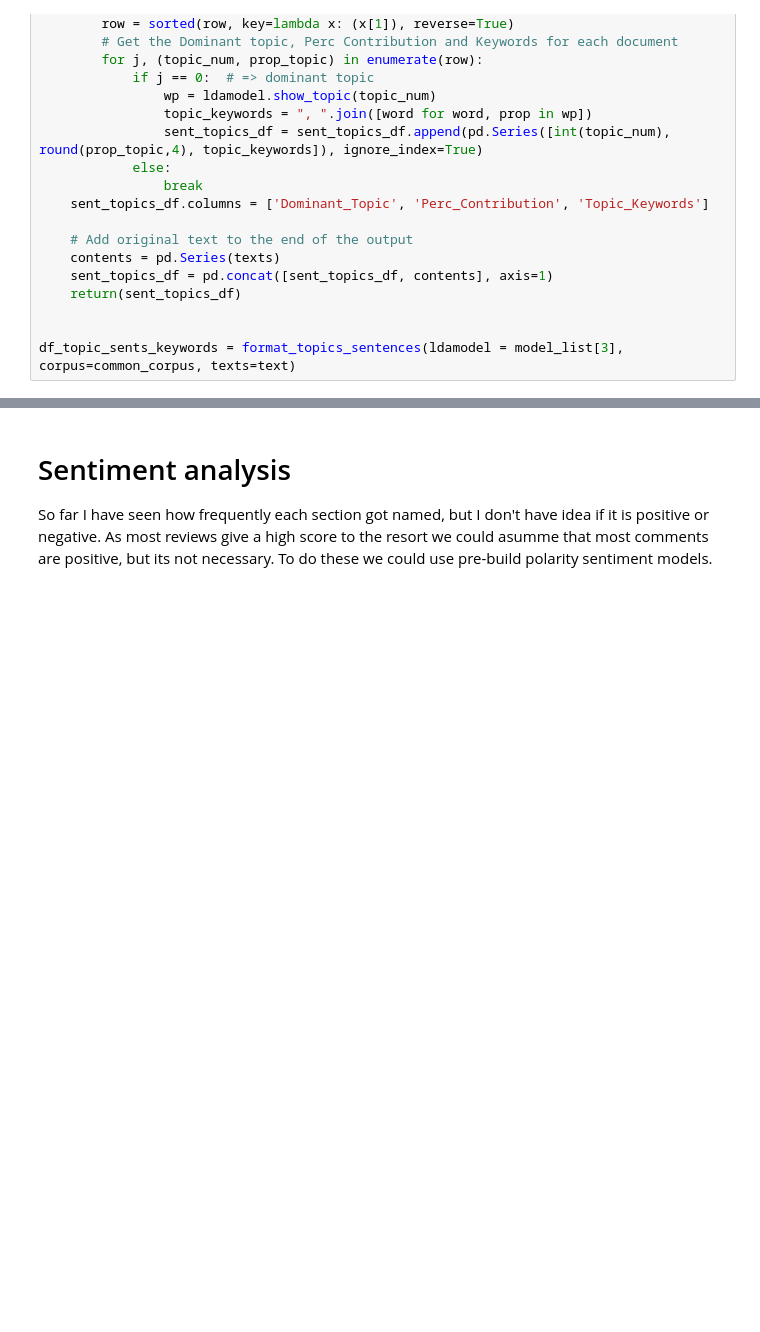
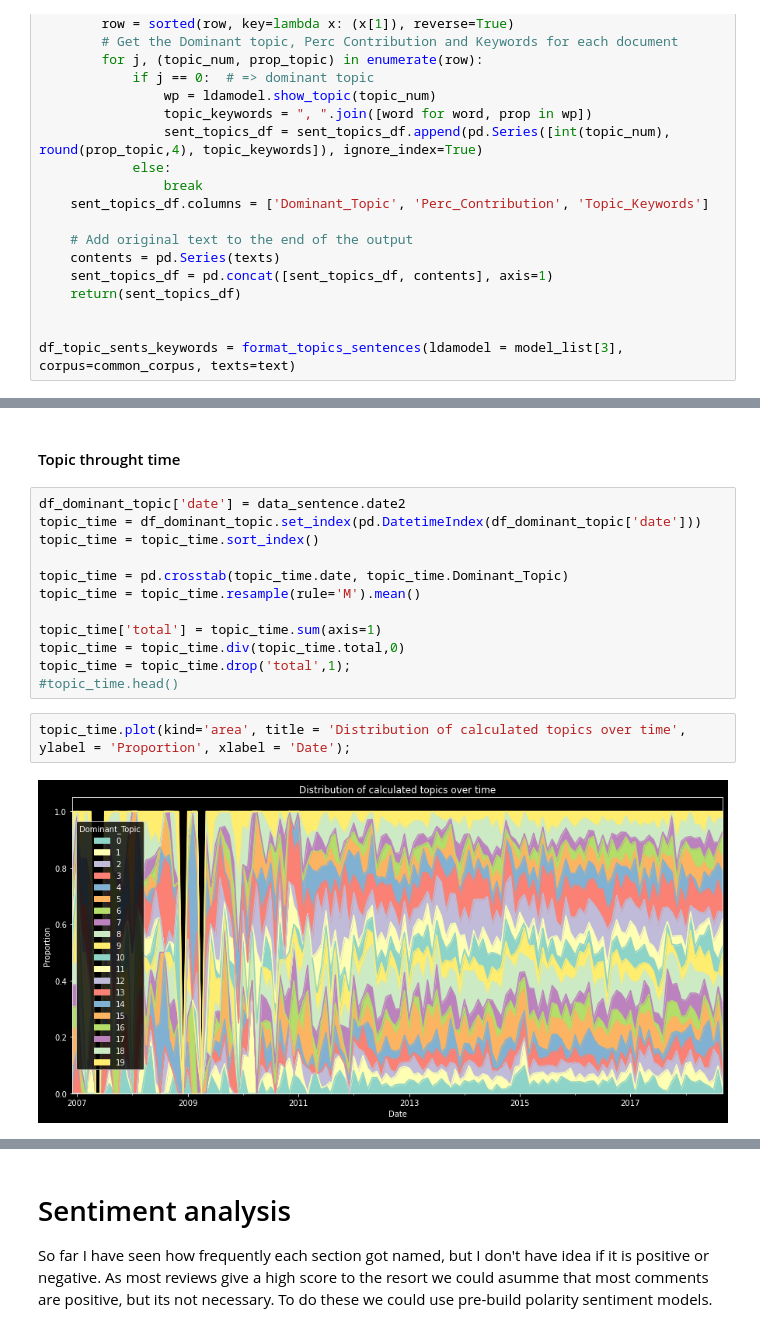
Before and after one commit to pippo-sci/Pullman, a Jupyter notebook: Reputation Timeline Sea Temple.ipynb, the cells around one changed output, grey strips where cells are left out. Drawn from its saved outputs; the diff is of its cells as text; blank space fills up the shorter version.

```diff
--- a/Reputation Timeline Sea Temple.ipynb
+++ b/Reputation Timeline Sea Temple.ipynb
@@ -872,0 +843,18 @@ Now can we have a look to the content of the topics. We can even interpret them
+# %% [markdown]
+#### Topic throught time
+# %%
+df_dominant_topic['date'] = data_sentence.date2
+topic_time = df_dominant_topic.set_index(pd.DatetimeIndex(df_dominant_topic['date']))
+topic_time = topic_time.sort_index()
+
+topic_time = pd.crosstab(topic_time.date, topic_time.Dominant_Topic)
+topic_time = topic_time.resample(rule='M').mean()
+
+topic_time['total'] = topic_time.sum(axis=1)
+topic_time = topic_time.div(topic_time.total,0)
+topic_time = topic_time.drop('total',1);
+#topic_time.head()
+# %%
+topic_time.plot(kind='area', title = 'Distribution of calculated topics over time', ylabel = 'Proportion', xlabel = 'Date');
+# %% [output]
+[figure, added]
```
Also changed, not shown: parts of 36 cells of this notebook, 11 other files.
